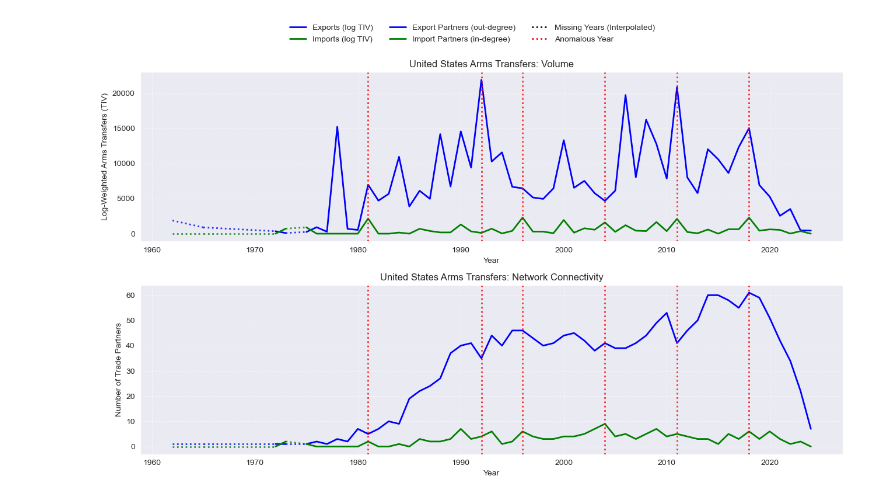
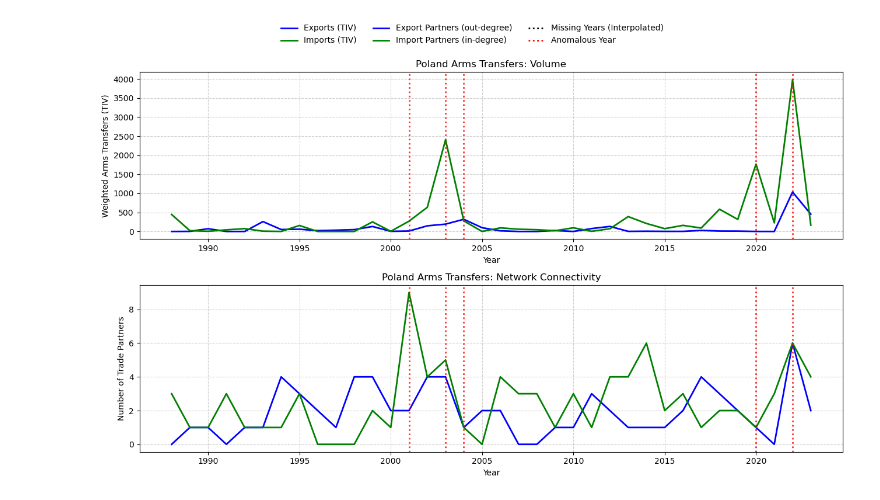
Before and after one commit to jorrit98/IM1002_Machine_Learning_Assignment, a Jupyter notebook: sample.ipynb, the cells around one changed output. Drawn from its saved outputs; the diff is of its cells as text; code cells hidden in the pictures.

```diff
--- a/sample.ipynb
+++ b/sample.ipynb
@@ -131,9 +192,11 @@ for country, df_c in features_df.groupby('country'):
 
     df_c = df_c.sort_values('year_scaled')
     df_c = df_c.dropna()
+
+    #Continue only if enough data points for each country
     if len(df_c) < 20:
         continue
-    from sklearn.preprocessing import RobustScaler
+
 
     X = df_c[feature_cols].values
     transformer = RobustScaler().fit(X)
@@ -142,13 +205,13 @@ for country, df_c in features_df.groupby('country'):
 
     # Isolation Forest
     iso = IsolationForest(
-        n_estimators=150,
+        n_estimators=5,
     )
     iso_labels = iso.fit_predict(X)
 
     # Local Outlier Factor
     lof = LocalOutlierFactor(
-        n_neighbors=15,
+        n_neighbors=4,
     )
 
     lof_labels = lof.fit_predict(X)
@@ -267,9 +232,7 @@ import numpy as np
 import matplotlib.pyplot as plt
 import matplotlib.lines as mlines
 
-# -------------------------------
-# Prepare data
-# -------------------------------
+country='Poland'
 
 
 country_df = (
@@ -297,7 +260,7 @@ ax1.plot(
     country_full['weighted_out_degree'],
     color='blue',
     linewidth=2,
-    label='Exports (log TIV)'
+    label='Exports (TIV)'
 )
 
 ax1.plot(
@@ -305,7 +268,7 @@ ax1.plot(
     country_full['weighted_in_degree'],
     color='green',
     linewidth=2,
-    label='Imports (log TIV)'
+    label='Imports (TIV)'
 )
 
 # Dotted connectors across missing years
@@ -338,7 +301,7 @@ for year in country_df.loc[country_df['anomaly'], :].index:
         alpha=0.8
     )
 
-ax1.set_ylabel('Log-Weighted Arms Transfers (TIV)')
+ax1.set_ylabel('Weighted Arms Transfers (TIV)')
 ax1.set_title(f'{country} Arms Transfers: Volume')
 ax1.set_xlabel('Year')  # Add a label
 ax1.tick_params(axis='x', labelbottom=True)  # Show tick labels
@@ -403,32 +366,32 @@ missing_line = mlines.Line2D(
     label='Missing Years (Interpolated)'
 )
 
 anomaly_line = mlines.Line2D(
     [], [], color='red', linestyle=':', linewidth=2,
     label='Anomalous Year'
 )
 
 handles1, labels1 = ax1.get_legend_handles_labels()
 handles2, labels2 = ax2.get_legend_handles_labels()
 
 handles = handles1 + handles2 + [missing_line, anomaly_line]
 labels = labels1 + labels2 + ['Missing Years (Interpolated)', 'Anomalous Year']
 
 fig.legend(
     handles=handles,
     labels=labels,
     loc='upper center',
     ncol=3,
     frameon=False
 )
 
 # -------------------------------
 # Formatting
 # -------------------------------
 ax1.grid(True, linestyle='--', alpha=0.6)
 ax2.grid(True, linestyle='--', alpha=0.6)
-
+plt.savefig('results/country_anomalies.png')
 fig.tight_layout(rect=[0, 0, 1, 0.93])
 plt.show()
 # %% [output]
-[figure, old version]
+[figure, new version]
```
Also changed, not shown: parts of 7 cells of this notebook.
